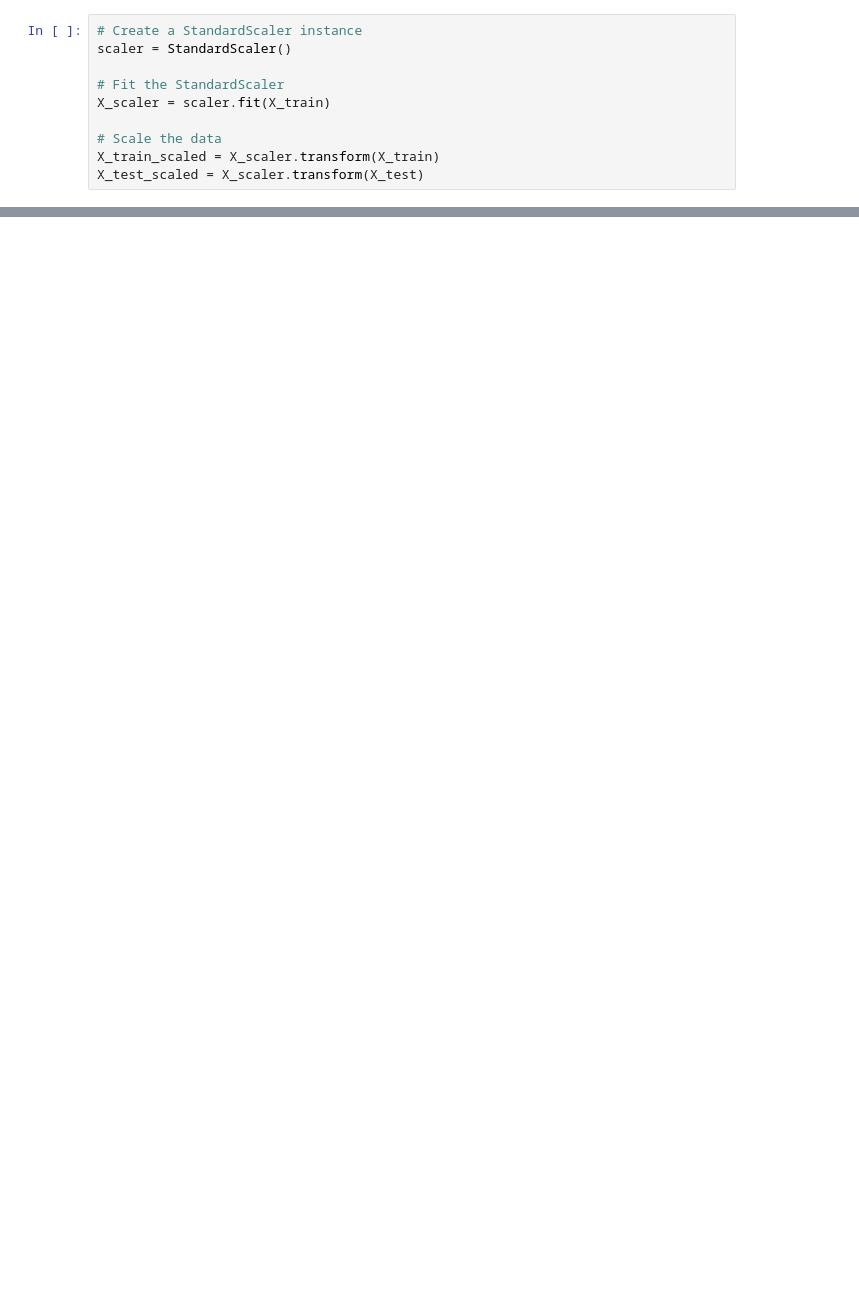
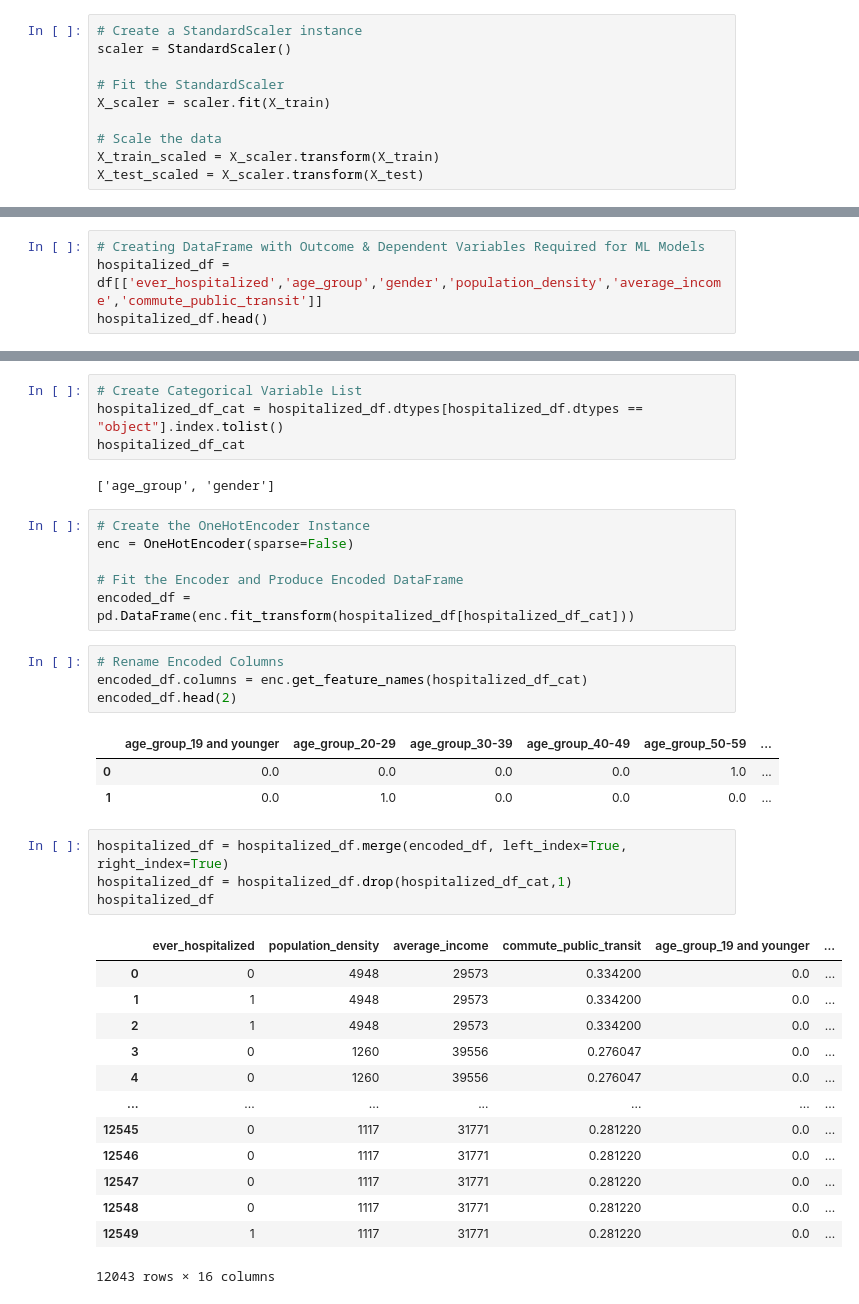
Before and after one commit to tenley8/Team-3, a Jupyter notebook: ML-Model_Toronto/Toronto_Cases_Binary_Classifier.ipynb, the cells around one changed output, grey strips where cells are left out. Saved outputs shown, nothing was run; the diff lists cells and outputs as text; blank space fills up the shorter version.

```diff
--- a/ML-Model_Toronto/Toronto_Cases_Binary_Classifier.ipynb
+++ b/ML-Model_Toronto/Toronto_Cases_Binary_Classifier.ipynb
@@ -363,0 +297,4 @@ sorted(zip(rf_model.feature_importances_, df.drop(['outcome_FATAL','outcome_RESO
+# %%
+# Creating DataFrame with Outcome & Dependent Variables Required for ML Models
+hospitalized_df = df[['ever_hospitalized','age_group','gender','population_density','average_income','commute_public_transit']]
+hospitalized_df.head()
@@ -363,0 +308,38 @@ sorted(zip(rf_model.feature_importances_, df.drop(['outcome_FATAL','outcome_RESO
+# %%
+# Create Categorical Variable List
+hospitalized_df_cat = hospitalized_df.dtypes[hospitalized_df.dtypes == "object"].index.tolist()
+hospitalized_df_cat
+# %% [output]
+['age_group', 'gender']
+# %%
+# Create the OneHotEncoder Instance
+enc = OneHotEncoder(sparse=False)
+
+# Fit the Encoder and Produce Encoded DataFrame
+encoded_df = pd.DataFrame(enc.fit_transform(hospitalized_df[hospitalized_df_cat]))
+# %%
+# Rename Encoded Columns
+encoded_df.columns = enc.get_feature_names(hospitalized_df_cat)
+encoded_df.head(2)
+# %% [output]
+|  | age_group_19 and younger | age_group_20-29 | age_group_30-39 | age_group_40-49 | age_group_50-59 | ... |
+| 0 | 0.0 | 0.0 | 0.0 | 0.0 | 1.0 | ... |
+| 1 | 0.0 | 1.0 | 0.0 | 0.0 | 0.0 | ... |
+# %%
+hospitalized_df = hospitalized_df.merge(encoded_df, left_index=True, right_index=True)
+hospitalized_df = hospitalized_df.drop(hospitalized_df_cat,1)
+hospitalized_df
+# %% [output]
+|  | ever_hospitalized | population_density | average_income | commute_public_transit | age_group_19 and younger | ... |
+| 0 | 0 | 4948 | 29573 | 0.334200 | 0.0 | ... |
+| 1 | 1 | 4948 | 29573 | 0.334200 | 0.0 | ... |
+| 2 | 1 | 4948 | 29573 | 0.334200 | 0.0 | ... |
+| 3 | 0 | 1260 | 39556 | 0.276047 | 0.0 | ... |
+| 4 | 0 | 1260 | 39556 | 0.276047 | 0.0 | ... |
+| ... | ... | ... | ... | ... | ... | ... |
+| 12545 | 0 | 1117 | 31771 | 0.281220 | 0.0 | ... |
+| 12546 | 0 | 1117 | 31771 | 0.281220 | 0.0 | ... |
+| 12547 | 0 | 1117 | 31771 | 0.281220 | 0.0 | ... |
+| 12548 | 0 | 1117 | 31771 | 0.281220 | 0.0 | ... |
+| 12549 | 1 | 1117 | 31771 | 0.281220 | 0.0 | ... |
+12043 rows × 16 columns
```
Also changed, not shown: parts of 49 cells of this notebook.
